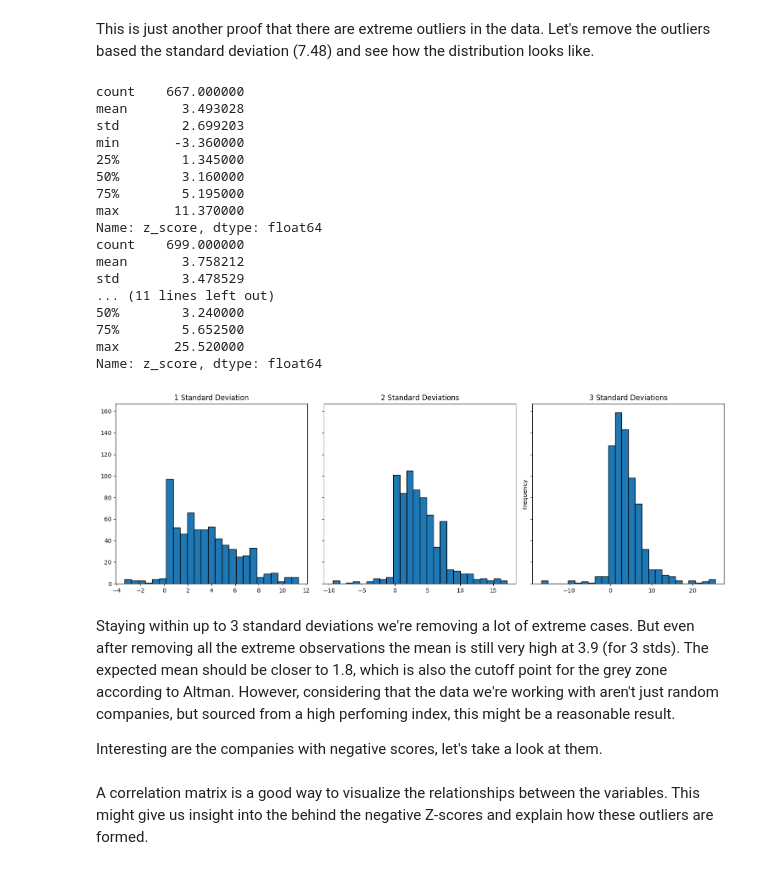
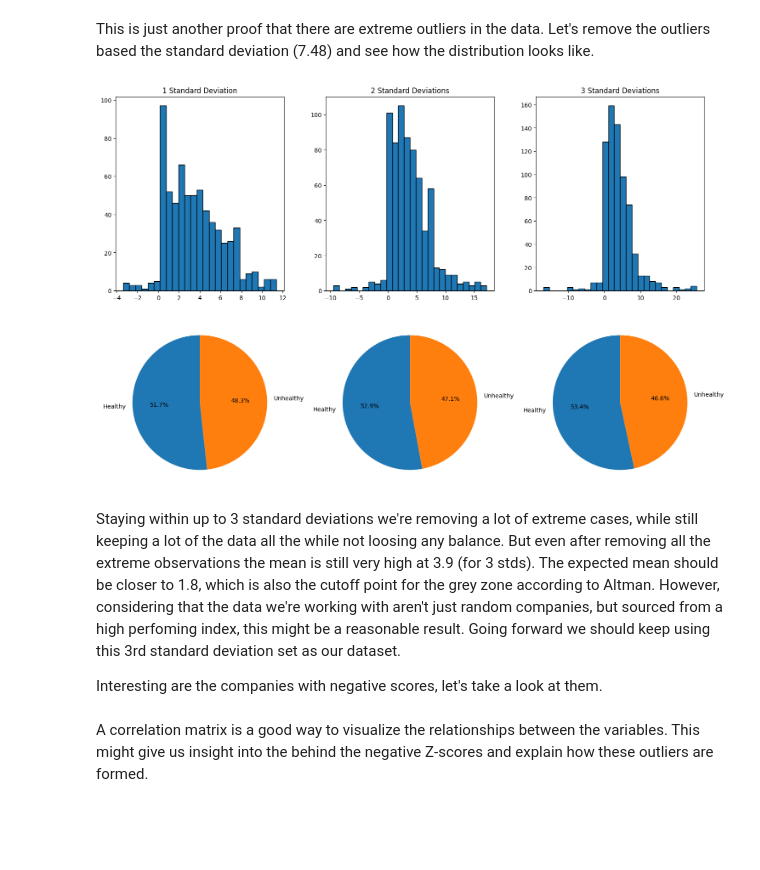
Before and after one commit to quityQ/bachelor, a Jupyter notebook: analysis.ipynb, the cells around one changed output. Drawn from its saved outputs; the diff is of its cells as text; code cells hidden in the pictures; blank space fills up the shorter version.

Commit message:
shifted focus to 3std dataset, added unhealthy as target, created vif function

```diff
--- a/analysis.ipynb
+++ b/analysis.ipynb
@@ -105,0 +141,2 @@ STLN (Swiss Steel Holding) had a low score in 2020, but it recovered in later ye
+# %%
+df_zscore['unhealthy'] = df_zscore['z_score'].apply(lambda x: 1 if x < 3.00 else 0)
@@ -130,52 +180,40 @@ Name: z_score, dtype: float64
 This is just another proof that there are extreme outliers in the data.
 Let's remove the outliers based the standard deviation (7.48) and see how the distribution looks like.
 # %%
-std = 7.48
+std = 7.49
 mean = 4.03
 
-df_1std = df_zscore.where((df_zscore['z_score'] >= mean - std) & (df_zscore['z_score'] <= mean + std)).dropna()
-df_2std = df_zscore.where((df_zscore['z_score'] >= mean - 2*std) & (df_zscore['z_score'] <= mean + 2*std)).dropna()
-df_3std = df_zscore.where((df_zscore['z_score'] >= mean - 3*std) & (df_zscore['z_score'] <= mean + 3*std)).dropna()
-
-print(df_1std['z_score'].describe())
-print(df_2std['z_score'].describe())
-print(df_3std['z_score'].describe())
+df_1std = df_zscore.where(
+    (df_zscore['z_score'] >= mean - std) & (df_zscore['z_score'] <= mean + std)).dropna()
+df_2std = df_zscore.where(
+    (df_zscore['z_score'] >= mean - 2*std) & (df_zscore['z_score'] <= mean + 2*std)).dropna()
+df_3std = df_zscore.where(
+    (df_zscore['z_score'] >= mean - 3*std) & (df_zscore['z_score'] <= mean + 3*std)).dropna()
 
 bins1 = int(math.sqrt(len(df_1std.index)))
 bins2 = int(math.sqrt(len(df_2std.index)))
 bins3 = int(math.sqrt(len(df_3std.index)))
 
-fig, axs = plt.subplots(1, 3, sharey=True, tight_layout=False, figsize=(15, 5))
-plt.ylabel('Frequency')
-axs[0].hist(df_1std['z_score'], bins=bins1, edgecolor='black')
-axs[0].set_title('1 Standard Deviation')
-axs[1].hist(df_2std['z_score'], bins=bins2, edgecolor='black')
-axs[1].set_title('2 Standard Deviations')
-axs[2].hist(df_3std['z_score'], bins=bins3, edgecolor='black')
-axs[2].set_title('3 Standard Deviations')
+fig, axs = plt.subplots(
+    2, 3, sharey=False, tight_layout=False, figsize=(15, 10))
+axs[0, 0].hist(df_1std['z_score'], bins=bins1, edgecolor='black')
+axs[0, 0].set_title('1 Standard Deviation')
+axs[1, 0].pie(df_1std['unhealthy'].value_counts(), labels=[
+              'Healthy', 'Unhealthy'], autopct='%1.1f%%', startangle=90)
+axs[0, 1].hist(df_2std['z_score'], bins=bins2, edgecolor='black')
+axs[0, 1].set_title('2 Standard Deviations')
+axs[1, 1].pie(df_2std['unhealthy'].value_counts(), labels=[
+              'Healthy', 'Unhealthy'], autopct='%1.1f%%', startangle=90)
+axs[0, 2].hist(df_3std['z_score'], bins=bins3, edgecolor='black')
+axs[0, 2].set_title('3 Standard Deviations')
+axs[1, 2].pie(df_3std['unhealthy'].value_counts(), labels=[
+              'Healthy', 'Unhealthy'], autopct='%1.1f%%', startangle=90)
 plt.show()
 # %% [output]
-count    667.000000
-mean       3.493028
-std        2.699203
-min       -3.360000
-25%        1.345000
-50%        3.160000
-75%        5.195000
-max       11.370000
-Name: z_score, dtype: float64
-count    699.000000
-mean       3.758212
-std        3.478529
-... (11 lines left out)
-50%        3.240000
-75%        5.652500
-max       25.520000
-Name: z_score, dtype: float64
-[figure, old version]
+[figure, new version]
 # %% [markdown]
-Staying within up to 3 standard deviations we're removing a lot of extreme cases.
-But even after removing all the extreme observations the mean is still very high at 3.9 (for 3 stds). The expected mean should be closer to 1.8, which is also the cutoff point for the grey zone according to Altman. However, considering that the data we're working with aren't just random companies, but sourced from a high perfoming index, this might be a reasonable result.
+Staying within up to 3 standard deviations we're removing a lot of extreme cases, while still keeping a lot of the data all the while not loosing any balance.
+But even after removing all the extreme observations the mean is still very high at 3.9 (for 3 stds). The expected mean should be closer to 1.8, which is also the cutoff point for the grey zone according to Altman. However, considering that the data we're working with aren't just random companies, but sourced from a high perfoming index, this might be a reasonable result. Going forward we should keep using this 3rd standard deviation set as our dataset.
 
 Interesting are the companies with negative scores, let's take a look at them.
 # %% [markdown]
```
Also changed, not shown: parts of 24 cells of this notebook, 4 other files.
